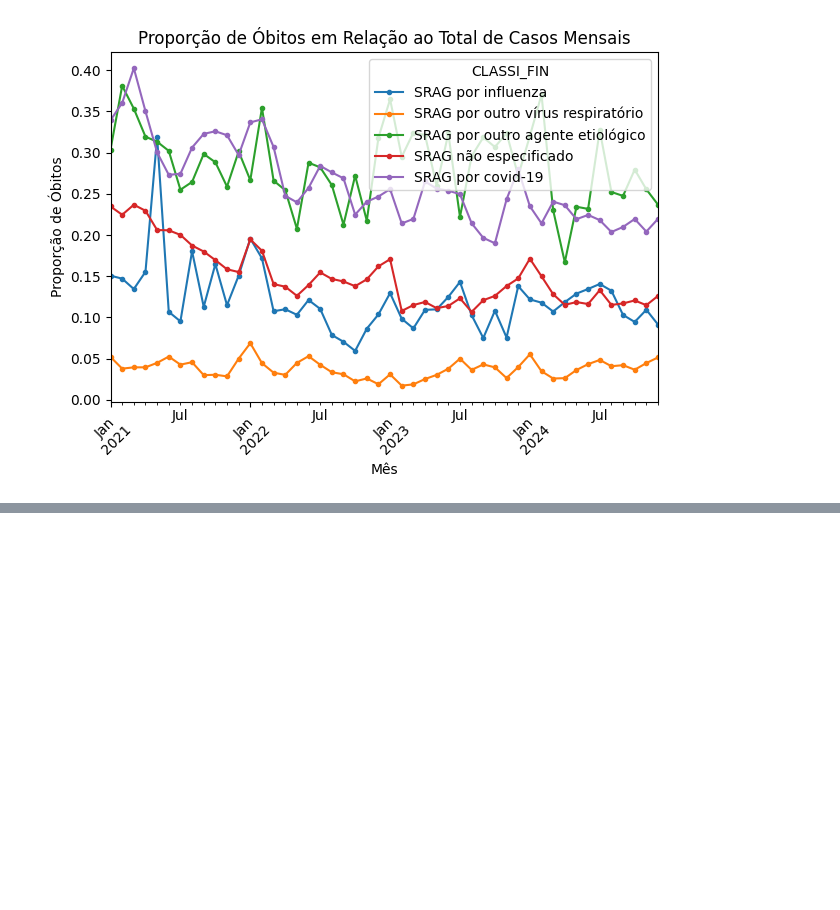
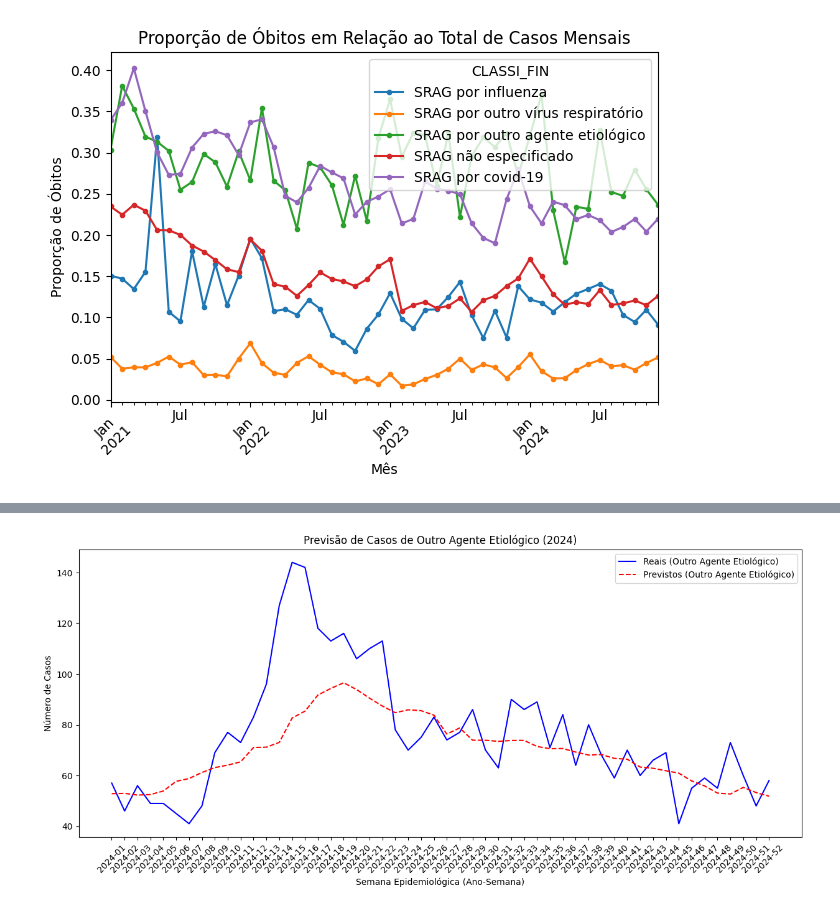
Before and after one commit to hOtoch/2025-1-P1-Analise-e-previsao-SRAG, a Jupyter notebook: analise_srag.ipynb, the cells around one changed output, grey strips where cells are left out. Saved outputs shown, nothing was run; the diff lists cells and outputs as text; code cells hidden in the pictures; blank space fills up the shorter version.

```diff
--- a/analise_srag.ipynb
+++ b/analise_srag.ipynb
@@ -915,0 +1123,12 @@ plt.show()
+# %%
+plt.figure(figsize=(15,6))
+plt.plot(y_test.index, y_test['SRAG por outro agente etiológico'], label='Reais (Outro Agente Etiológico)', color='blue')
+plt.plot(y_pred_df.index, y_pred_df['SRAG por outro agente etiológico'], label='Previstos (Outro Agente Etiológico)', color='red', linestyle='--')
+plt.title('Previsão de Casos de Outro Agente Etiológico (2024)')
+plt.xlabel('Semana Epidemiológica (Ano-Semana)')
+plt.ylabel('Número de Casos')
+plt.xticks(rotation=45)
+plt.legend()
+plt.show()
+# %% [output]
+[figure, added]
```
Also changed, not shown: parts of 52 cells of this notebook.
